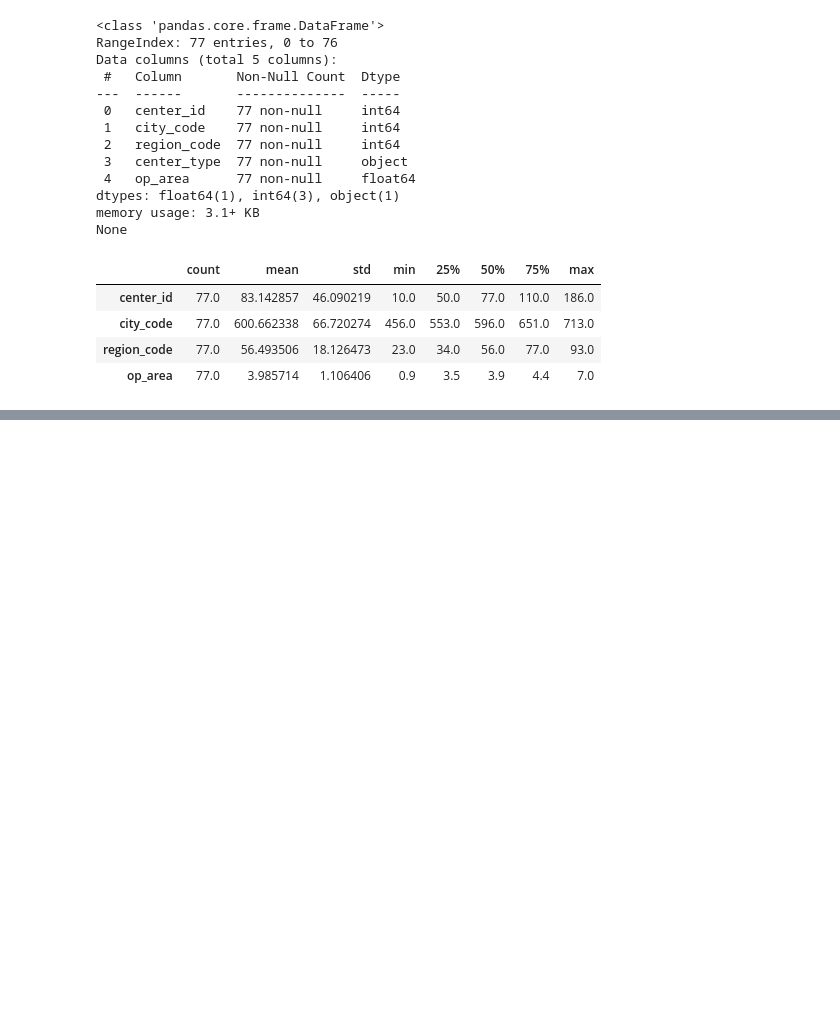
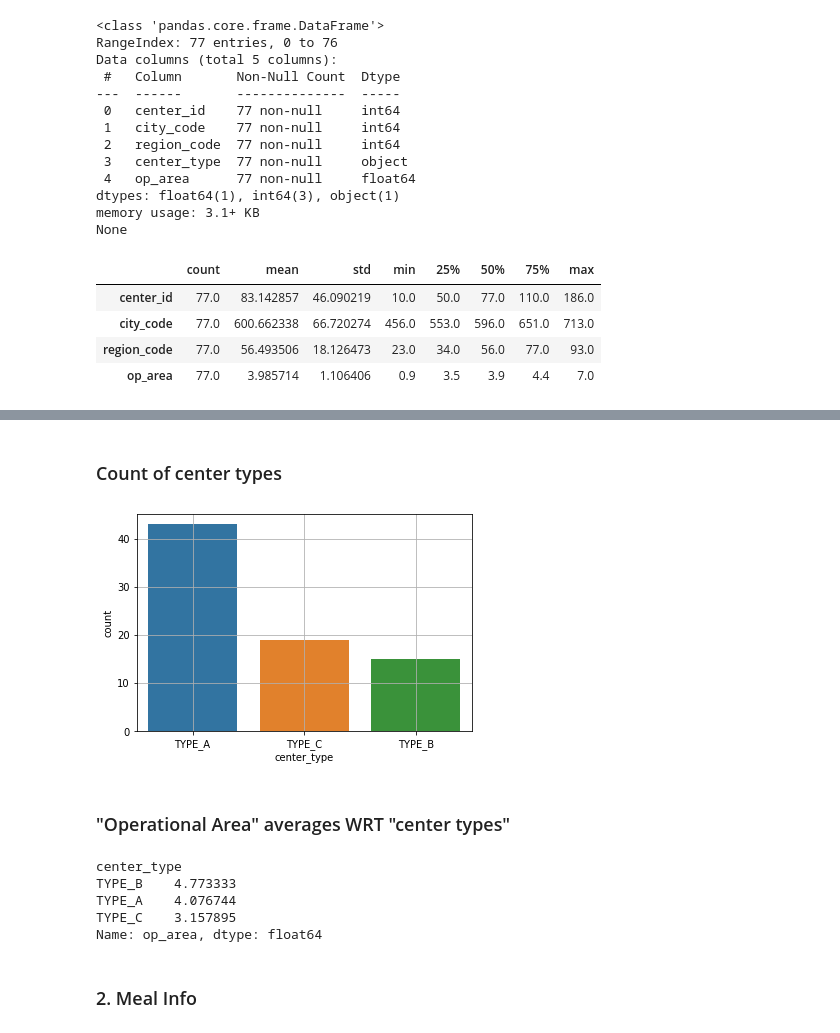
Before and after one commit to SharanKalyan/Food-Demand-Forecasting-AnalyticsVidhya, a Jupyter notebook: Analysis.ipynb, the cells around one changed output, grey strips where cells are left out. Drawn from its saved outputs; the diff is of its cells as text; code cells hidden in the pictures; blank space fills up the shorter version.

```diff
--- a/Analysis.ipynb
+++ b/Analysis.ipynb
@@ -66,0 +94,20 @@ sns.fc.op_area
+# %% [markdown]
+### Count of center types
+# %%
+sns.countplot(data = fc,x = 'center_type',order=fc.center_type.value_counts().index)
+plt.grid()
+plt.show()
+# %% [output]
+[figure, added]
+# %% [markdown]
+### "Operational Area" averages WRT "center types"
+# %%
+fc.op_area.groupby(fc.center_type).mean().sort_values(ascending=False)
+# %% [output]
+center_type
+TYPE_B    4.773333
+TYPE_A    4.076744
+TYPE_C    3.157895
+Name: op_area, dtype: float64
+# %% [markdown]
+### 2. Meal Info
```
Also changed, not shown: parts of 58 cells of this notebook.
